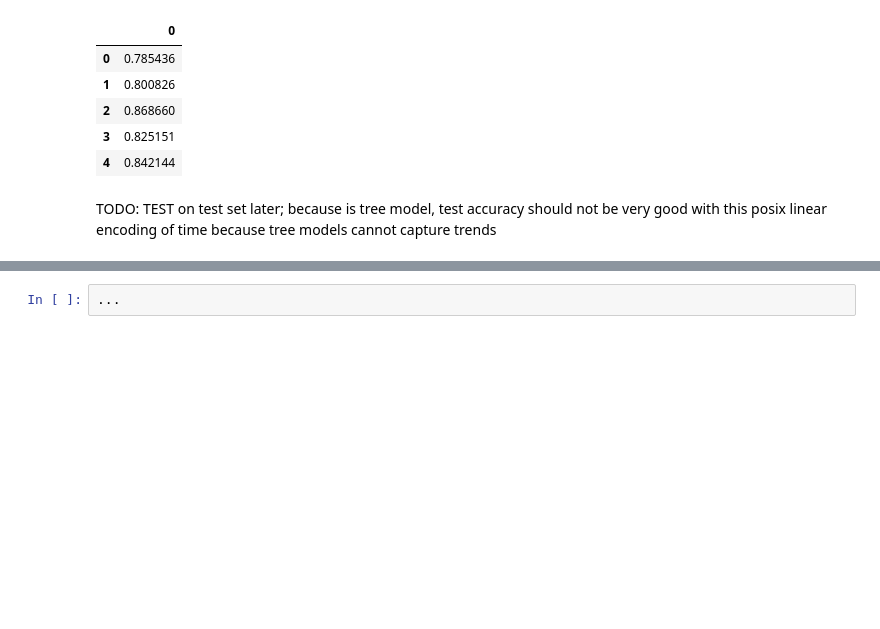
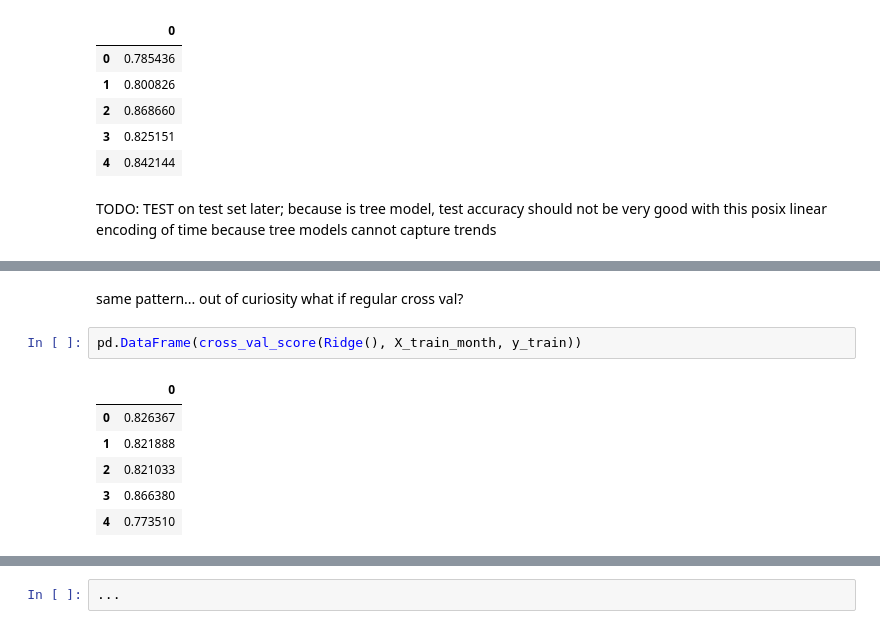
Before and after one commit to ricd99/cpsc330-2022W1, a Jupyter notebook: hw/hw8/hw8.ipynb, the cells around one changed output, grey strips where cells are left out. Saved outputs shown, nothing was run; the diff lists cells and outputs as text; blank space fills up the shorter version.

```diff
--- a/hw/hw8/hw8.ipynb
+++ b/hw/hw8/hw8.ipynb
@@ -482,0 +488,11 @@ Ellipsis
+# %% [markdown]
+same pattern... out of curiosity what if regular cross val?
+# %%
+pd.DataFrame(cross_val_score(Ridge(), X_train_month, y_train))
+# %% [output]
+|  | 0 |
+| 0 | 0.826367 |
+| 1 | 0.821888 |
+| 2 | 0.821033 |
+| 3 | 0.866380 |
+| 4 | 0.773510 |
```
Also changed, not shown: parts of 11 cells of this notebook.
